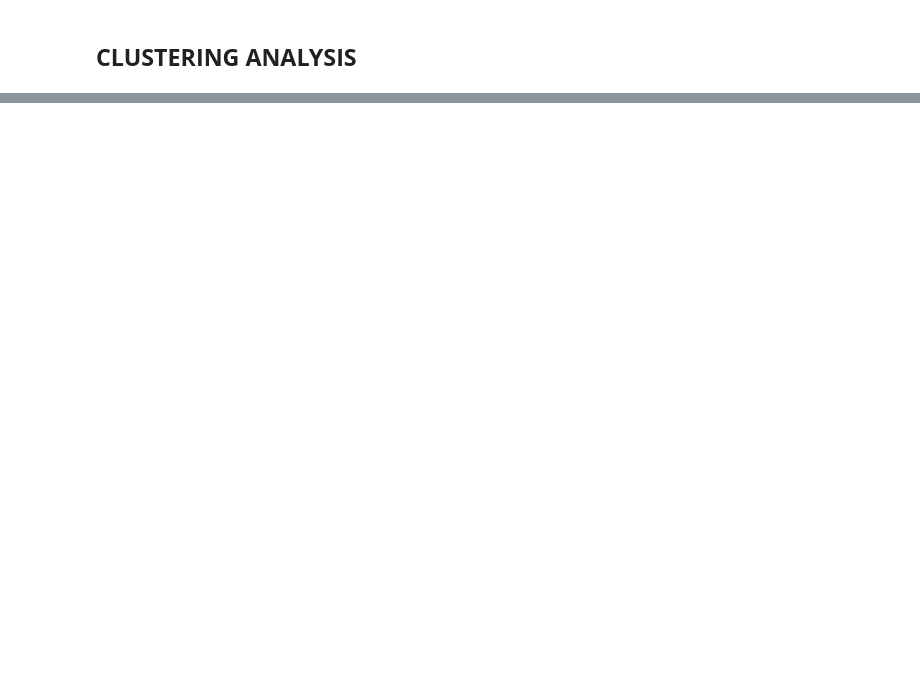
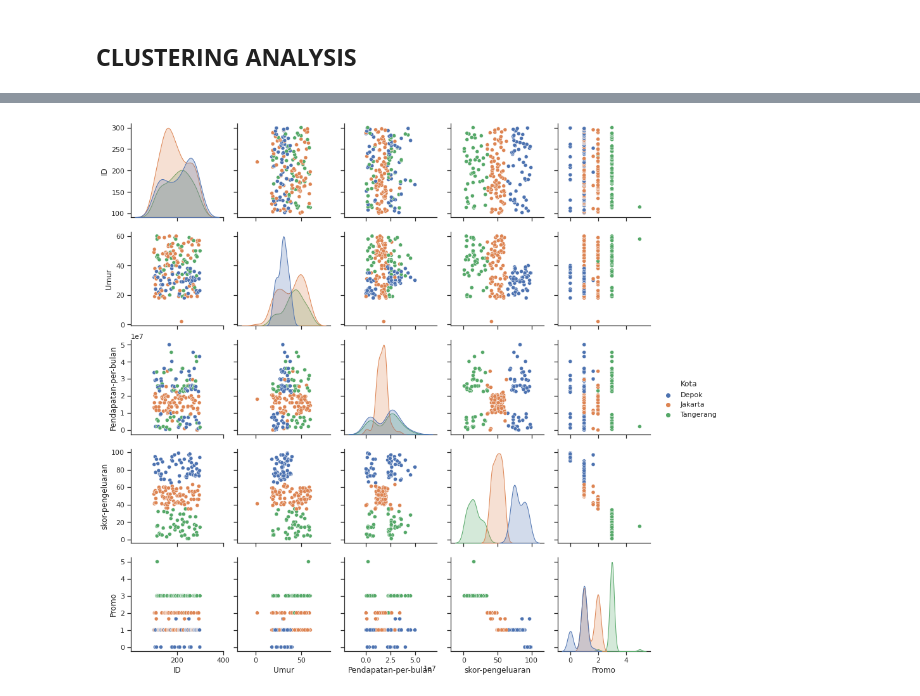
Before and after one commit to riarahmasp/B_Study-Case_2, a Jupyter notebook: Kelompok_B_Study_Case_2.ipynb, the cells around one changed output, grey strips where cells are left out. Saved outputs shown, nothing was run; the diff lists cells and outputs as text; code cells hidden in the pictures; blank space fills up the shorter version.

```diff
--- a/Kelompok_B_Study_Case_2.ipynb
+++ b/Kelompok_B_Study_Case_2.ipynb
@@ -175,0 +381,4 @@ plt.show()
+# %%
+data['Kota'] = data['Kota'].astype('category')
+data['HariFav'] = data['HariFav'].astype('category')
+data['FavFlavor'] = data['FavFlavor'].astype('category')
@@ -175,0 +400,4 @@ plt.show()
+# %%
+g = sns.pairplot(data, hue='Kota')
+# %% [output]
+[figure, added]
```
Also changed, not shown: parts of 54 cells of this notebook.
